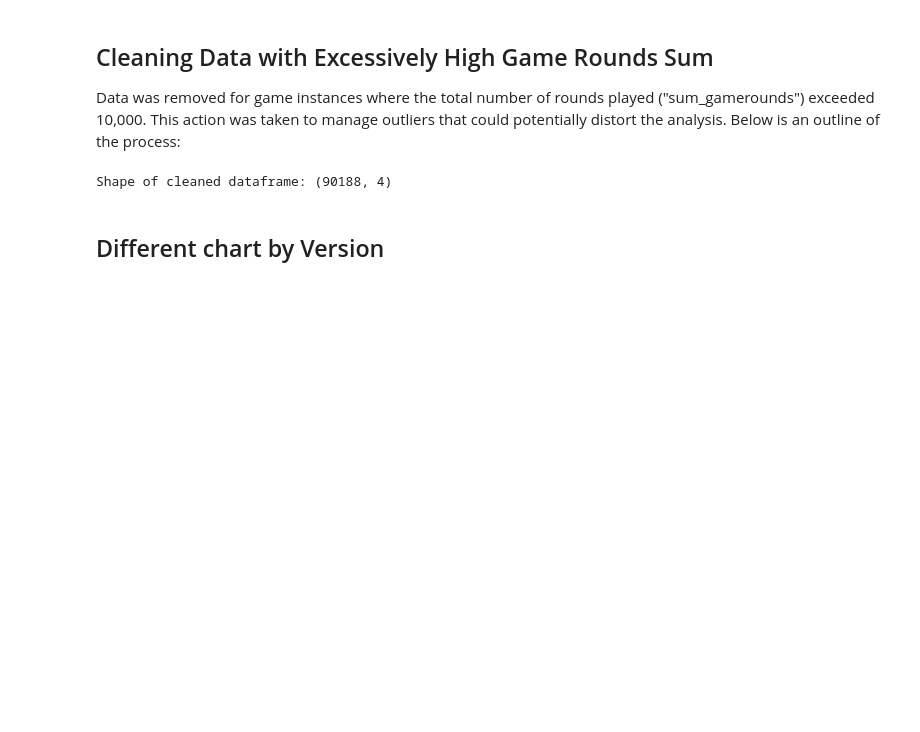
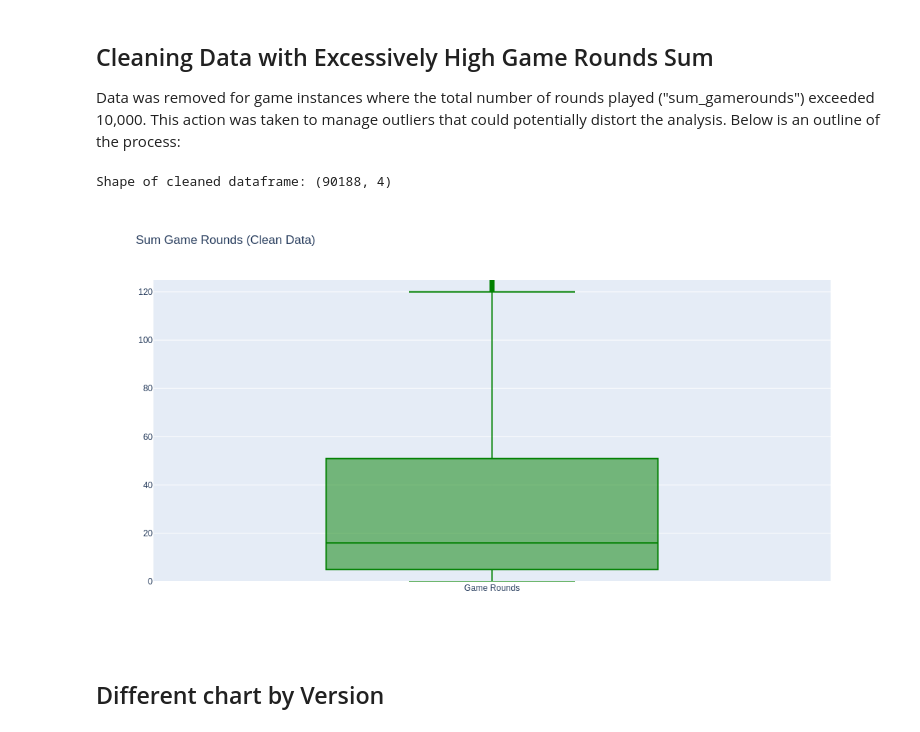
Before and after one commit to srkirot/Mobile-Games-A-B-Testing, a Jupyter notebook: test_cat.ipynb, the cells around one changed output. Cells and saved outputs as stored; diff of their text form; code cells hidden in the pictures; blank space fills up the shorter version.

Commit message:
update chart clean data

```diff
--- a/test_cat.ipynb
+++ b/test_cat.ipynb
@@ -125,6 +125,22 @@ df_clean = df.drop(df[df["sum_gamerounds"] > 10000].index)
 print("Shape of cleaned dataframe:", df_clean.shape)
 # %% [output]
 Shape of cleaned dataframe: (90188, 4)
+# %%
+fig = go.Figure()
+
+fig.add_trace(go.Box(y=df_clean["sum_gamerounds"],
+                     name="Game Rounds",
+                     marker_color="green"
+))
+
+fig.update_layout(yaxis=dict(range=[0, 125]),
+                  title='Sum Game Rounds (Clean Data)',
+                  height=600,
+                  width=600,
+
+)
+# %% [output]
+[figure, added]
 # %% [markdown]
 ## Different chart by Version
 # %%
```
Also changed, not shown: parts of 1 cell of this notebook.
